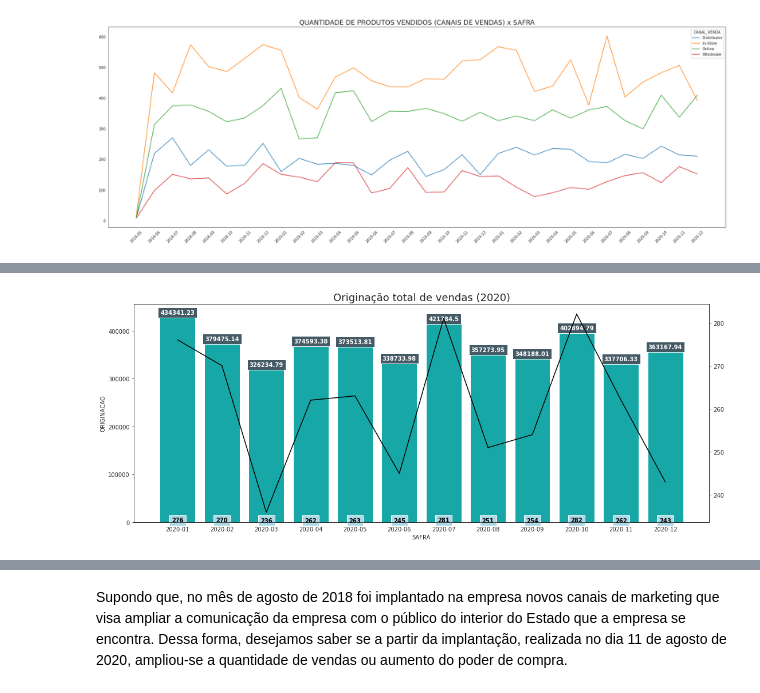
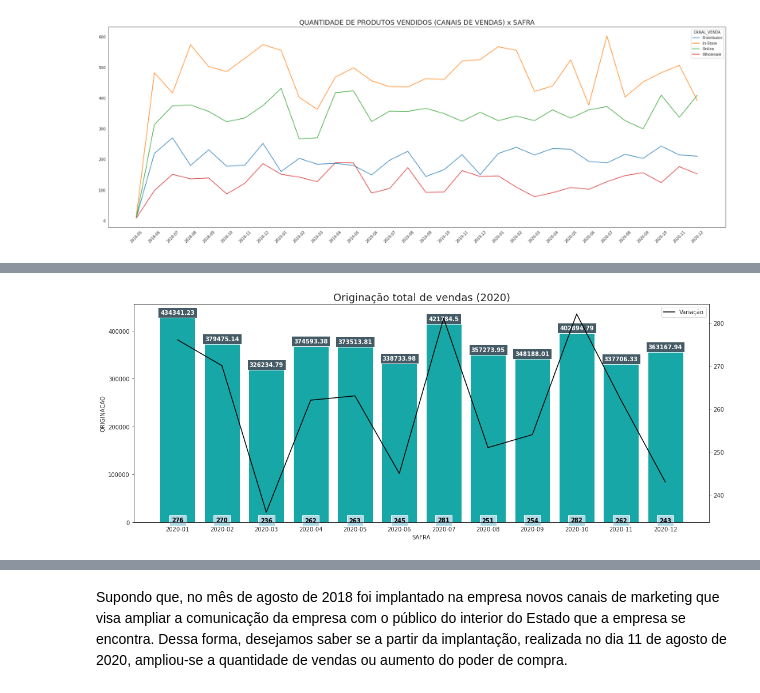
Before and after one commit to wander-asb/Vendas-varejo, a Jupyter notebook: Sales.ipynb, the cells around one changed output, grey strips where cells are left out. Cells and saved outputs as stored; diff of their text form; code cells hidden in the pictures.

```diff
--- a/Sales.ipynb
+++ b/Sales.ipynb
@@ -177,7 +177,7 @@ def cria_variacao(dataframe, coluna, nova_coluna):
     else:
       variacao = (dataframe[coluna][i] - dataframe[coluna][i-1]) / dataframe[coluna][i-1]
       lista_variacao.append("{:.2f}".format(variacao))
-  dataframe[nova_coluna] = pd.Series(lista_variacao)
+  dataframe[nova_coluna] = pd.Series(lista_variacao).astype("float")
 # %%
 tabela_originacao = df.groupby('SAFRA').agg({'DATA_PEDIDO':'count',
                                              'CUSTO_UNICO':'sum',
@@ -224,0 +216,29 @@ plt.show()
+# %%
+receita_total = tabela_originacao[tabela_originacao['SAFRA'].between('2019-01','2020-12')].reset_index()
+cria_variacao(receita_total, 'RECEITA', 'VARIACAO_RECEITA')
+
+sn.set_style("white")
+f, ax = plt.subplots(figsize=(24, 8))
+ax = sn.barplot(x='SAFRA', y='RECEITA', data=receita_total, color = 'c')
+ax2 = ax.twinx()
+ax2.plot(ax.get_xticks(), receita_total.VARIACAO_RECEITA, color='black')
+for index, row in receita_total.iterrows():
+    ax.text(row.name,row.RECEITA,
+            round(row.RECEITA,2),
+            ha="center",
+            fontweight='bold',
+            size=10,
+            color='white',
+            bbox=dict(facecolor='#445A64'))
+
+ax.set_title('Receita total de contratos', fontsize=18)
+for index, row in receita_total.iterrows():
+    ax.text(row.name,row.VARIACAO_RECEITA,
+            "{:.2f}".format(row.VARIACAO_RECEITA),
+            ha="center",
+            fontweight='bold',
+            size=10,
+            color='black',
+            bbox=dict(facecolor='#ADD8E6'))
+plt.legend(['Variação'])
+plt.show()
@@ -225,29 +247,31 @@ plt.show()
 # %%
 terceiro_ano = tabela_originacao[tabela_originacao['SAFRA'].between('2020-01','2020-12')].reset_index()
+cria_variacao(terceiro_ano, 'QTD_CONTRATOS', 'VARIACAO_QTD')
 
 sn.set_style("white")
 f, ax = plt.subplots(figsize=(18, 7))
 ax = sn.barplot(x='SAFRA', y='ORIGINACAO', data=terceiro_ano, color = 'c')
 ax2 = ax.twinx()
 ax2.plot(ax.get_xticks(), terceiro_ano.QTD_CONTRATOS, color='black')
 for index, row in terceiro_ano.iterrows():
     ax.text(row.name,row.ORIGINACAO,
             round(row.ORIGINACAO,2),
             ha="center",
             fontweight='bold',
             size=10,
             color='white',
             bbox=dict(facecolor='#445A64'))
 
 ax.set_title('Originação total de vendas (2020)', fontsize=18)
 for index, row in terceiro_ano.iterrows():
     ax.text(row.name,row.QTD_CONTRATOS,
             round(row.QTD_CONTRATOS,2),
             ha="center",
             fontweight='bold',
             size=10,
             color='black',
             bbox=dict(facecolor='#ADD8E6'))
+plt.legend(['Variação'])
 plt.show()
 # %% [output]
-[figure, old version]
+[figure, new version]
```
Also changed, not shown: parts of 6 cells of this notebook.
